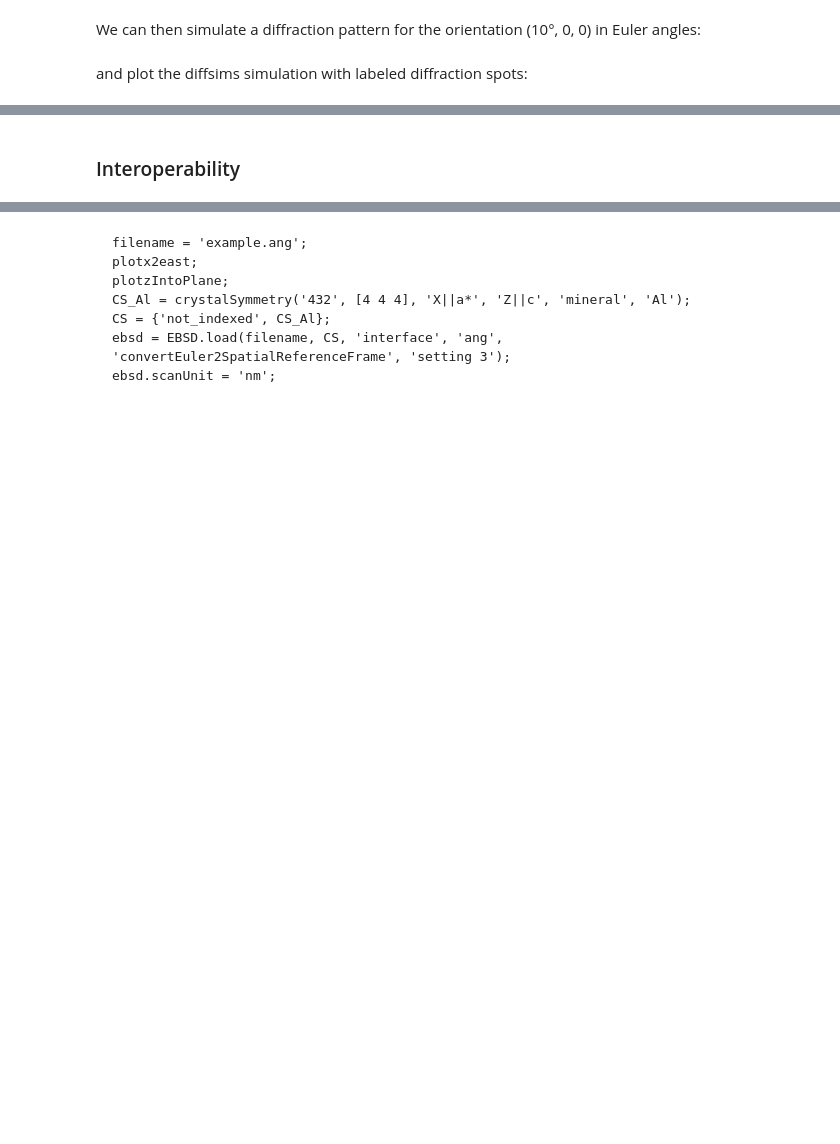
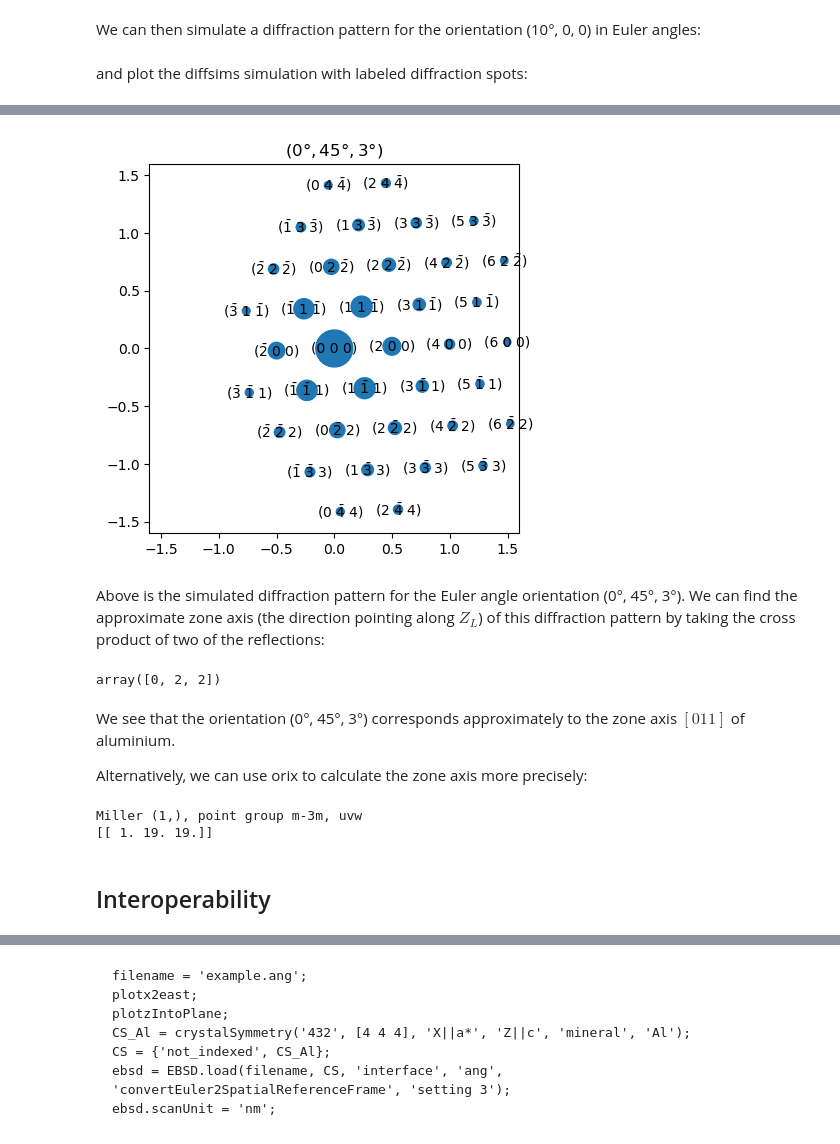
Before and after one commit to rbjorge/pyxem_conventions, a Jupyter notebook: conventions.ipynb, the cells around one changed output, grey strips where cells are left out. Cells and saved outputs as stored; diff of their text form; code cells hidden in the pictures; blank space fills up the shorter version.

```diff
--- a/conventions.ipynb
+++ b/conventions.ipynb
@@ -113,3 +112,37 @@ The different reference frames are shown in the figure below. Note the TEM conve
+# %%
+sim3 = diff_gen.calculate_ed_data(structure_matrix, reciprocal_radius=rec_rad,
+                                rotation=(0, 45, 3), with_direct_beam=True,
+                                max_excitation_error=0.04)
+fig, axs = plt.subplots()
+axs.set_aspect("equal"); axs.set_xlim(-1.6, 1.6); axs.set_ylim(-1.6, 1.6)
+axs.set_title("$(0\degree, 45\degree, 3\degree)$")
+sim3.plot(size_factor=30, show_labels=True, ax=axs);
+# %% [output]
+[figure, added]
+# %% [markdown]
+Above is the simulated diffraction pattern for the Euler angle orientation (0&deg;, 45&deg;, 3&deg;). We can find the approximate zone axis (the direction pointing along $Z_L$) of this diffraction pattern by taking the cross product of two of the reflections:
+# %%
+np.cross([2, 0, 0], [1, 1, -1])
+# %% [output]
+array([0, 2, 2])
+# %% [markdown]
+We see that the orientation (0&deg;, 45&deg;, 3&deg;) corresponds approximately to the zone axis $[011]$ of aluminium.
+
+Alternatively, we can use orix to calculate the zone axis more precisely:
+# %%
+from orix.quaternion import Rotation
+from orix.vector import Vector3d, Miller
+from orix.crystal_map import Phase
+
+Al = Phase(point_group="m-3m", structure=structure_matrix)
+rot = Rotation.from_euler([0, 45, 3], degrees=True)
+za_vec = rot * Vector3d.zvector()
+za = Miller(xyz=za_vec.data, phase=Al)
+za.coordinate_format="uvw"
+za.round()
+# %% [output]
+Miller (1,), point group m-3m, uvw
+[[ 1. 19. 19.]]
 # %% [markdown]
-### Interoperability
+## Interoperability
 # %% [markdown]
```
Also changed, not shown: parts of 23 cells of this notebook, 1 other file.
